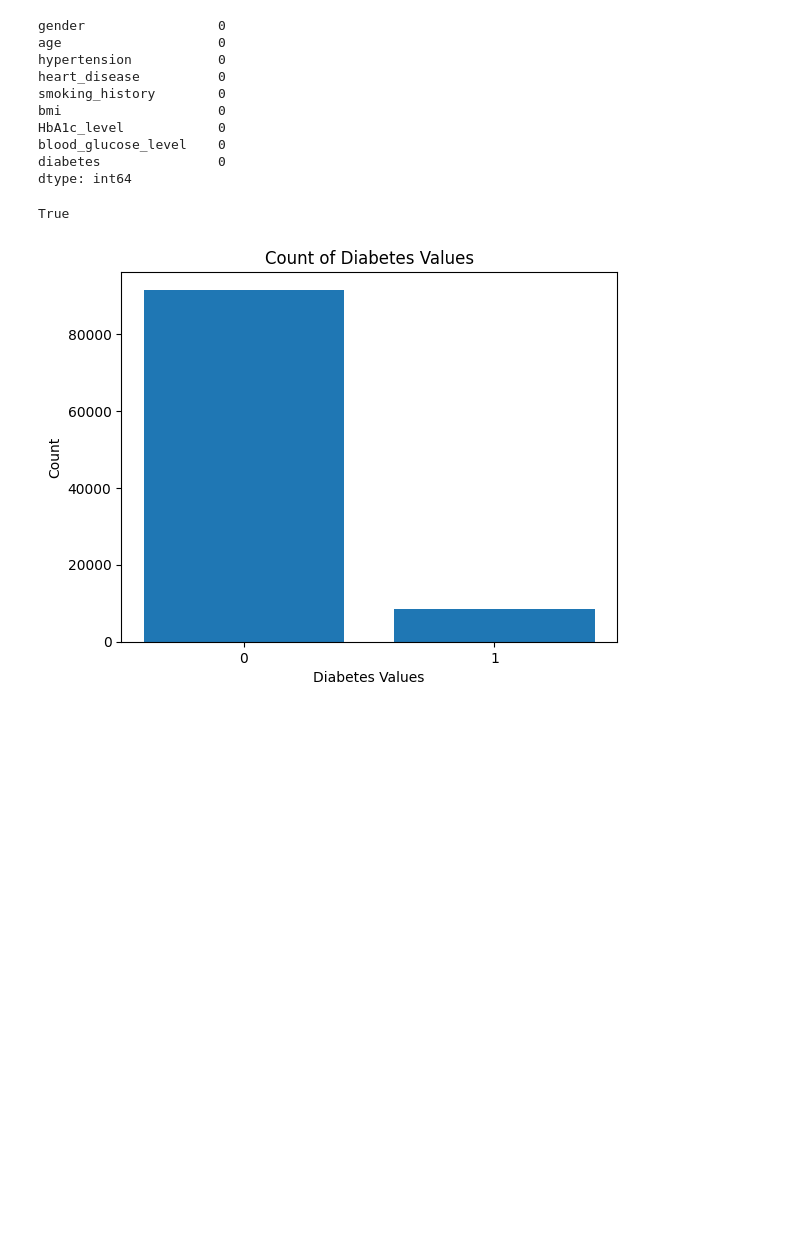
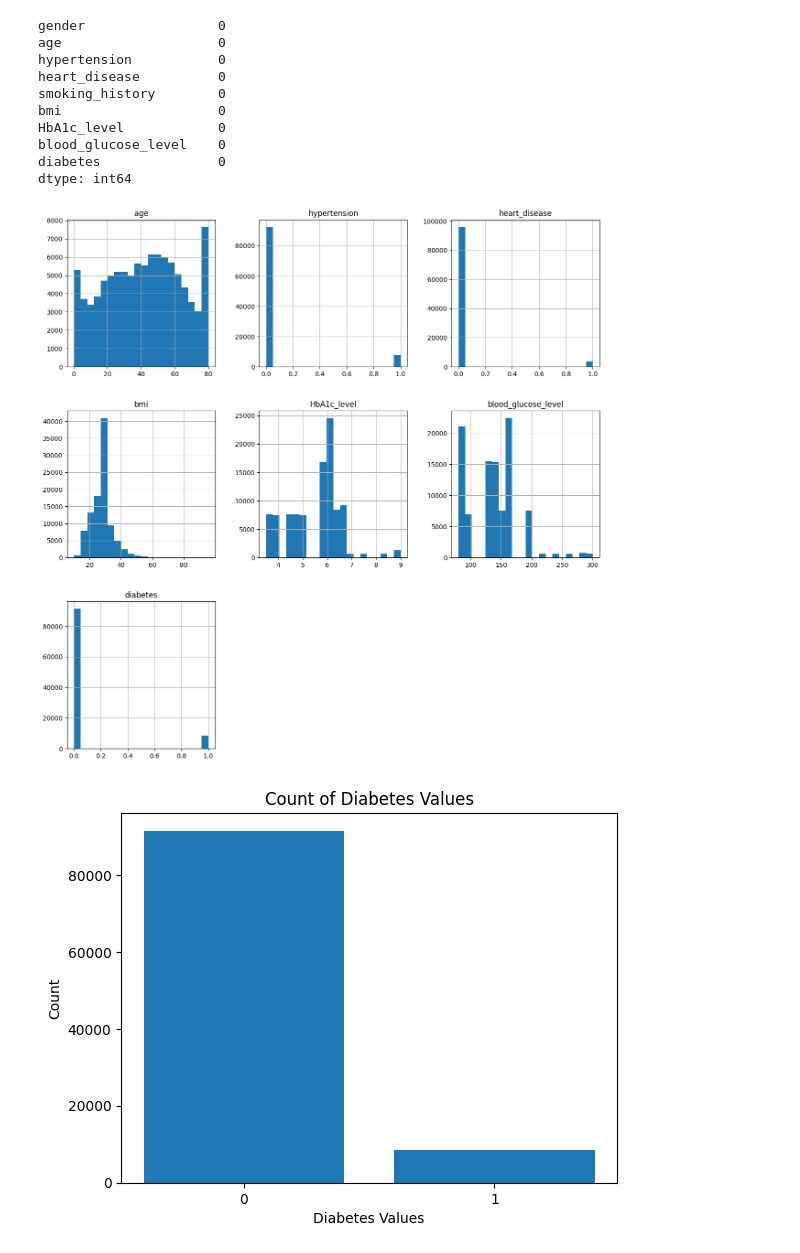
Before and after one commit to armanfeili/FDS-Final-Project, a Jupyter notebook: main.ipynb, the cells around one changed output. Saved outputs shown, nothing was run; the diff lists cells and outputs as text; code cells hidden in the pictures; blank space fills up the shorter version.

```diff
--- a/main.ipynb
+++ b/main.ipynb
@@ -123,12 +123,12 @@ HbA1c_level            0
 blood_glucose_level    0
 diabetes               0
 dtype: int64
-# %%
-# Check if there are any duplicated rows in the DataFrame
-# There are duplicated values in our dataset
-data.duplicated().sum().any()
-# %% [output]
-True
+# %%
+# Plot histograms for each variable
+data.hist(figsize=(15, 15), bins=20)
+plt.show()
+# %% [output]
+[figure, added]
 # %%
 # Assuming 'diabetes' is the column name
 diabetes_counts = data['diabetes'].value_counts()
```
Also changed, not shown: parts of 18 cells of this notebook.
